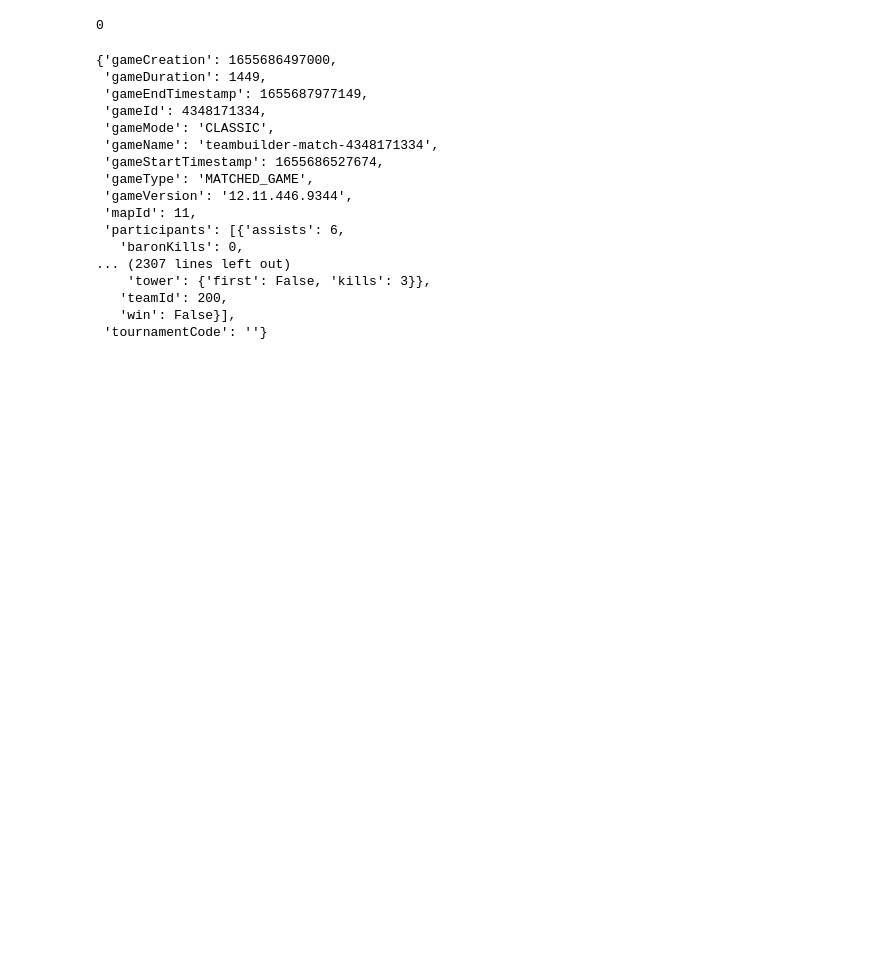
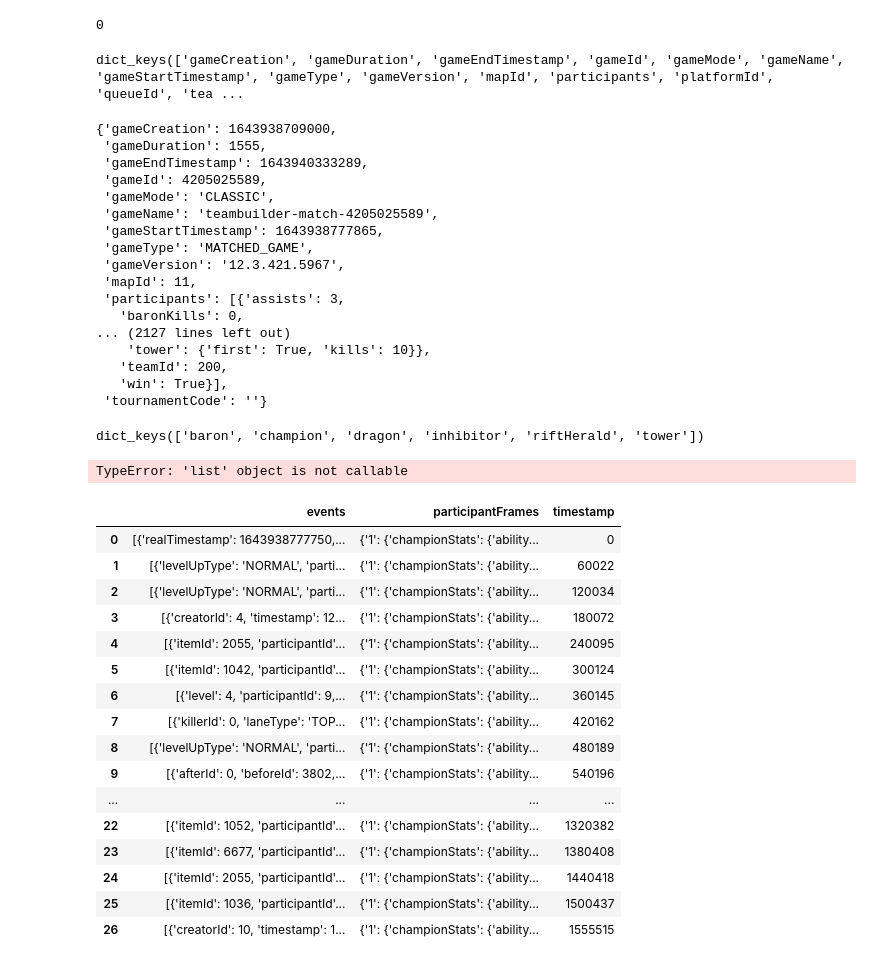
Before and after one commit to Zealfire243/lol_analysis, a Jupyter notebook: MaidenVoyage.ipynb, the cells around one changed output. Cells and saved outputs as stored; diff of their text form; code cells hidden in the pictures; blank space fills up the shorter version.

```diff
--- a/MaidenVoyage.ipynb
+++ b/MaidenVoyage.ipynb
@@ -53,23 +58,27 @@ data = lol_watcher.league.entries(my_region, queue='RANKED_SOLO_5x5', tier='GOLD
 len(data)
 # %% [output]
 0
+# %%
+lol_watcher.match.by_id(region, 'NA1_4205025589')['info'].keys()
+# %% [output]
+dict_keys(['gameCreation', 'gameDuration', 'gameEndTimestamp', 'gameId', 'gameMode', 'gameName', 'gameStartTimestamp', 'gameType', 'gameVersion', 'mapId', 'participants', 'platformId', 'queueId', 'tea ...
 # %%
-lol_watcher.match.by_id(my_region, 'NA1_4348171334')['info']
+lol_watcher.match.by_id(region, 'NA1_4205025589')['info']
 # %% [output]
-{'gameCreation': 1655686497000,
- 'gameDuration': 1449,
- 'gameEndTimestamp': 1655687977149,
- 'gameId': 4348171334,
+{'gameCreation': 1643938709000,
+ 'gameDuration': 1555,
+ 'gameEndTimestamp': 1643940333289,
+ 'gameId': 4205025589,
  'gameMode': 'CLASSIC',
- 'gameName': 'teambuilder-match-4348171334',
- 'gameStartTimestamp': 1655686527674,
+ 'gameName': 'teambuilder-match-4205025589',
+ 'gameStartTimestamp': 1643938777865,
  'gameType': 'MATCHED_GAME',
- 'gameVersion': '12.11.446.9344',
+ 'gameVersion': '12.3.421.5967',
  'mapId': 11,
- 'participants': [{'assists': 6,
+ 'participants': [{'assists': 3,
    'baronKills': 0,
-... (2307 lines left out)
-    'tower': {'first': False, 'kills': 3}},
+... (2127 lines left out)
+    'tower': {'first': True, 'kills': 10}},
    'teamId': 200,
-   'win': False}],
+   'win': True}],
  'tournamentCode': ''}
@@ -77,0 +85,28 @@ i
+# %%
+lol_watcher.match.by_id(region, 'NA1_4205025589')['info']['teams'][0]['objectives'].keys()
+# %% [output]
+dict_keys(['baron', 'champion', 'dragon', 'inhibitor', 'riftHerald', 'tower'])
+# %%
+pd.DataFrame(lol_watcher.match.by_id(region, 'NA1_4205025589')['info']['teams'][0]['objectives']).rename(columns=['first_baron', 'first_champion', 'first_dragon', 'first_inhibitor', 'first_riftHerald', 'first_tower'])
+# %% [output]
+TypeError: 'list' object is not callable
+# %%
+pd.DataFrame(lol_watcher.match.timeline_by_match(region, 'NA1_4205025589')['info']['frames'])
+# %% [output]
+|  | events | participantFrames | timestamp |
+| 0 | [{'realTimestamp': 1643938777750,... | {'1': {'championStats': {'ability... | 0 |
+| 1 | [{'levelUpType': 'NORMAL', 'parti... | {'1': {'championStats': {'ability... | 60022 |
+| 2 | [{'levelUpType': 'NORMAL', 'parti... | {'1': {'championStats': {'ability... | 120034 |
+| 3 | [{'creatorId': 4, 'timestamp': 12... | {'1': {'championStats': {'ability... | 180072 |
+| 4 | [{'itemId': 2055, 'participantId'... | {'1': {'championStats': {'ability... | 240095 |
+| 5 | [{'itemId': 1042, 'participantId'... | {'1': {'championStats': {'ability... | 300124 |
+| 6 | [{'level': 4, 'participantId': 9,... | {'1': {'championStats': {'ability... | 360145 |
+| 7 | [{'killerId': 0, 'laneType': 'TOP... | {'1': {'championStats': {'ability... | 420162 |
+| 8 | [{'levelUpType': 'NORMAL', 'parti... | {'1': {'championStats': {'ability... | 480189 |
+| 9 | [{'afterId': 0, 'beforeId': 3802,... | {'1': {'championStats': {'ability... | 540196 |
+| ... | ... | ... | ... |
+| 22 | [{'itemId': 1052, 'participantId'... | {'1': {'championStats': {'ability... | 1320382 |
+| 23 | [{'itemId': 6677, 'participantId'... | {'1': {'championStats': {'ability... | 1380408 |
+| 24 | [{'itemId': 2055, 'participantId'... | {'1': {'championStats': {'ability... | 1440418 |
+| 25 | [{'itemId': 1036, 'participantId'... | {'1': {'championStats': {'ability... | 1500437 |
+| 26 | [{'creatorId': 10, 'timestamp': 1... | {'1': {'championStats': {'ability... | 1555515 |
```
Also changed, not shown: parts of 5 cells of this notebook.
